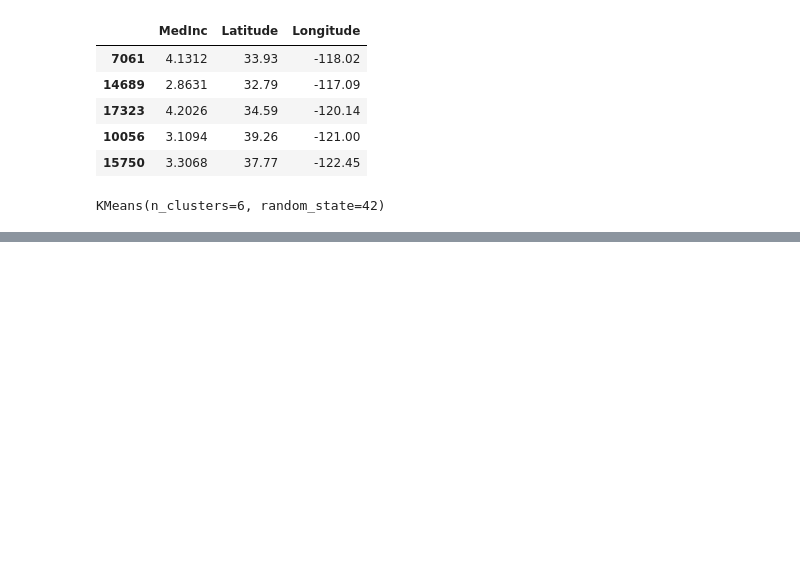
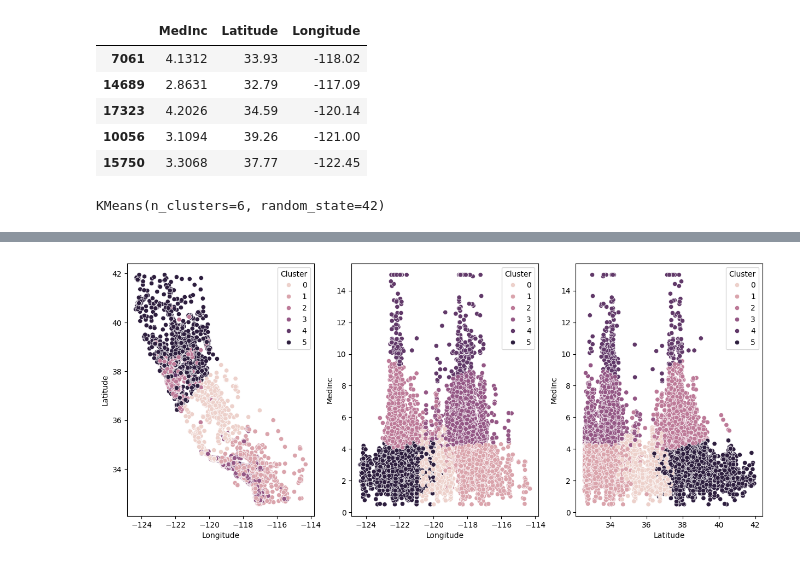
Before and after one commit to 4GeeksAcademy/Wiston_Travieso-Proyecto-Tutorial-K-Medias, a Jupyter notebook: src/explore.ipynb, the cells around one changed output, grey strips where cells are left out. Drawn from its saved outputs; the diff is of its cells as text; code cells hidden in the pictures; blank space fills up the shorter version.

```diff
--- a/src/explore.ipynb
+++ b/src/explore.ipynb
@@ -86,0 +73,4 @@ plt.show()
+# %%
+# Almacenar el clauster al que pertenece cada casa en una nueva columna
+X_train['Cluster'] = model.labels_
+X_train.head()
@@ -86,0 +84,10 @@ plt.show()
+# %%
+#Graficar los clusters en un diagrama de puntos
+
+fig, ax = plt.subplots(1,3, figsize=(15, 6))
+sns.scatterplot(x=X_train['Longitude'], y=X_train['Latitude'], hue=X_train['Cluster'], ax=ax[0])
+sns.scatterplot(x=X_train['Longitude'], y=X_train['MedInc'], hue=X_train['Cluster'], ax=ax[1])
+sns.scatterplot(x=X_train['Latitude'], y=X_train['MedInc'], hue=X_train['Cluster'], ax=ax[2])
+plt.show()
+# %% [output]
+[figure, added]
```
Also changed, not shown: parts of 2 cells of this notebook.
